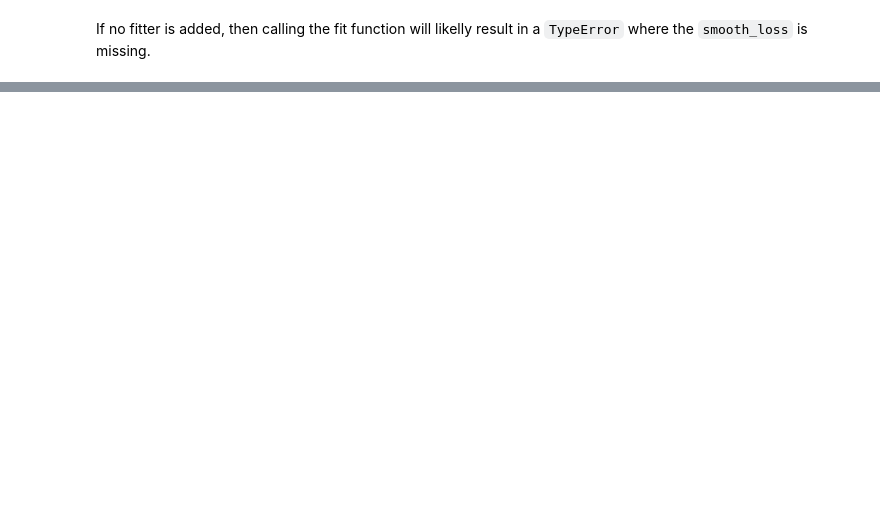
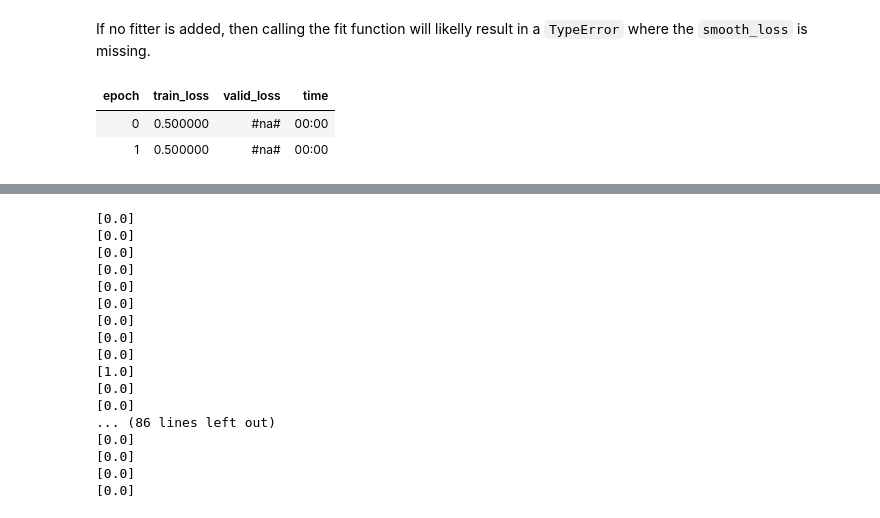
Before and after one commit to josiahls/fast-reinforcement-learning-2, a Jupyter notebook: nbs/05_data_block.ipynb, the cells around one changed output, grey strips where cells are left out. Saved outputs shown, nothing was run; the diff lists cells and outputs as text; code cells hidden in the pictures; blank space fills up the shorter version.

```diff
--- a/nbs/05_data_block.ipynb
+++ b/nbs/05_data_block.ipynb
@@ -307,13 +354,13 @@ def safe_fit(f):
         finally:
             cancel_event.set()
             for k,v in kwargs.items():
-                if k.__contains__('queue'):v.put(None)
+                if k.__contains__('queue') and v is not None:v.put(None)
             return None
     return wrap
 
 @safe_fit
 def grad_fitter(model:nn.Module,agent:BaseAgent,ds:ExperienceSourceDataset,grad_queue:mp.JoinableQueue,
-                loss_queue:mp.JoinableQueue,pause_event:mp.Event,cancel_event:mp.Event):
+                loss_queue:mp.JoinableQueue,pause_event:mp.Event,cancel_event:mp.Event,metric_queue:mp.JoinableQueue=None):
     "Updates a `train_queue` with `model.parameters()` and `loss_queue` with the loss. Note that this is only an example grad_fitter."
     while not cancel_event.is_set(): # We are expecting the  grad_fitter to loop unless cancel_event is set
         cancel_event.wait(0.1)
@@ -325,7 +372,7 @@ def grad_fitter(model:nn.Module,agent:BaseAgent,ds:ExperienceSourceDataset,grad_
 
 @safe_fit
 def data_fitter(model:nn.Module,agent:BaseAgent,ds:ExperienceSourceDataset,data_queue:mp.JoinableQueue,
-                pause_event:mp.Event,cancel_event:mp.Event):
+                pause_event:mp.Event,cancel_event:mp.Event,metric_queue:mp.JoinableQueue=None):
     _logger.warning('Using the `test_fitter` function. Make sure your `AgentLearner` has a `data_fitter` to actually run/train.')
     while not cancel_event.is_set(): # We are expecting the  grad_fitter to loop unless cancel_event is set
         cancel_event.wait(0.1)
@@ -344,7 +391,7 @@ def _soft_queue_get(q:mp.Queue,e:mp.Event):
 
 class AsyncGradExperienceSourceDataset(ExperienceSourceDataset):
     "Contains dataloaders of multiple sub-datasets and executes them using `n_processes`. `xb` is the gradients from the agents, `yb` is the loss."
-    def __init__(self,env_name:str,n_envs=1,ds_cls=ExperienceSourceDataset,max_episode_step=None,n_processes=1,*args,**kwargs):
+    def __init__(self,env_name:str,n_envs=1,ds_cls=ExperienceSourceDataset,max_episode_step=None,n_processes=1,queue_sz=None,*args,**kwargs):
         self.n_processes=n_processes
         self.n_envs=n_envs
         self.env_name=env_name
@@ -352,8 +399,10 @@ class AsyncGradExperienceSourceDataset(ExperienceSourceDataset):
         self.pause_event=mp.Event()                               # If the event is set, then the Process will freeze.
         self.cancel_event=mp.Event()                              # If the event is set, then the Process will freeze.
         self.max_episode_step=max_episode_step
-        self.grad_queue=mp.JoinableQueue(maxsize=self.n_processes)
-        self.loss_queue=mp.JoinableQueue(maxsize=self.n_processes)
+        self.queue_sz=ifnone(queue_sz,self.n_processes*n_envs)
+        self.grad_queue=mp.JoinableQueue(maxsize=self.queue_sz)
+        self.loss_queue=mp.JoinableQueue(maxsize=self.queue_sz)
+        self.metric_queue:mp.JoinableQueue=None
         self.data_proc_list=[]
         self.callback_fns=[AsyncGradExperienceSourceCallback]
         self._env=gym.make(self.env_name)
@@ -373,7 +422,7 @@ class AsyncGradExperienceSourceDataset(ExperienceSourceDataset):
 
 class AsyncDataExperienceSourceDataset(ExperienceSourceDataset):
     "Contains dataloaders of multiple sub-datasets and executes them using `n_processes`. `xb` is the gradients from the agents, `yb` is the loss."
-    def __init__(self,env_name:str,n_envs=1,ds_cls=ExperienceSourceDataset,max_episode_step=None,n_processes=1,*args,**kwargs):
+    def __init__(self,env_name:str,n_envs=1,ds_cls=ExperienceSourceDataset,max_episode_step=None,n_processes=1,queue_sz=None,**kwargs):
         self.n_processes=n_processes
         self.n_envs=n_envs
         self.ds_cls=ds_cls
@@ -381,7 +430,9 @@ class AsyncDataExperienceSourceDataset(ExperienceSourceDataset):
         self.pause_event=mp.Event()                               # If the event is set, then the Process will freeze.
         self.cancel_event=mp.Event()                              # If the event is set, then the Process will freeze.
         self.max_episode_step=max_episode_step
+        self.queue_sz=ifnone(queue_sz,self.n_processes*n_envs)
         self.data_queue=mp.JoinableQueue(maxsize=self.n_processes)
+        self.metric_queue:mp.JoinableQueue=None
         self.data_proc_list=[]
         self.callback_fns=[AsyncDataExperienceSourceCallback]
         self._env=gym.make(self.env_name)
@@ -500,12 +551,12 @@ for xb,yb in data.train_dl:
 class AsyncExperienceSourceDataBunch(ExperienceSourceDataBunch):
     @classmethod
     def from_env(cls,env:str,n_envs=1,data_exp=True,firstlast=False,display=False,max_steps=None,skip_step=1,path:PathOrStr='.',add_valid=True,
-                 cols=1,rows=1,max_w=800,n_processes=1):
+                 cols=1,rows=1,max_w=800,n_processes=1,queue_sz=None):
         def create_ds(make_empty=False):
             _sub_ds_cls=FirstLastExperienceSourceDataset if firstlast else ExperienceSourceDataset
             _sub_ds_cls=partial(_sub_ds_cls,env=env,n_envs=1,max_episode_step=0 if make_empty else max_steps,steps=skip_step)
             _ds_cls=AsyncDataExperienceSourceDataset if data_exp else AsyncGradExperienceSourceDataset
-            _ds=_ds_cls(env,max_episode_step=0 if make_empty else max_steps,steps=skip_step,ds_cls=_sub_ds_cls,n_processes=n_processes)
+            _ds=_ds_cls(env,max_episode_step=0 if make_empty else max_steps,steps=skip_step,ds_cls=_sub_ds_cls,n_processes=n_processes,queue_sz=queue_sz)
             if display:_ds=DatasetDisplayWrapper(_ds,cols=cols,rows=rows,max_w=max_w)
             return _ds
 
@@ -515,18 +566,19 @@ class AsyncExperienceSourceDataBunch(ExperienceSourceDataBunch):
 # export
 @safe_fit
 def dqn_fitter(model:nn.Module,agent:BaseAgent,ds:ExperienceSourceDataset,data_queue:mp.JoinableQueue,
-                pause_event:mp.Event,cancel_event:mp.Event):
+               pause_event:mp.Event,cancel_event:mp.Event,metric_queue:mp.JoinableQueue=None):
     dataset=ds()
     while not cancel_event.is_set():
         for xb,yb in dataset:
             data_queue.put(yb)
             if pause_event.is_set():cancel_event.wait(0.1)
             if cancel_event.is_set():break
+        if metric_queue is not None:metric_queue.put(TotalRewards(np.mean(dataset.pop_total_r())))
         if cancel_event.is_set():break
 
 @safe_fit
 def dqn_grad_fitter(model:nn.Module,agent:BaseAgent,ds:ExperienceSourceDataset,grad_queue:mp.JoinableQueue,loss_queue:mp.JoinableQueue,
-                    pause_event:mp.Event,cancel_event:mp.Event):
+                    pause_event:mp.Event,cancel_event:mp.Event,metric_queue:mp.JoinableQueue=None):
     dataset=ds()
     while not cancel_event.is_set():
         for xb,yb in dataset:
@@ -535,11 +587,12 @@ def dqn_grad_fitter(model:nn.Module,agent:BaseAgent,ds:ExperienceSourceDataset,g
             loss_queue.put(0.5)
             if pause_event.is_set():cancel_event.wait(0.1)
             if cancel_event.is_set():break
+        if metric_queue is not None:metric_queue.put(TotalRewards(np.mean(dataset.pop_total_r())))
         if cancel_event.is_set():break
 
 @safe_fit
 def buggy_dqn_fitter(model:nn.Module,agent:BaseAgent,ds:ExperienceSourceDataset,data_queue:mp.JoinableQueue,
-                pause_event:mp.Event,cancel_event:mp.Event):
+                pause_event:mp.Event,cancel_event:mp.Event,metric_queue:mp.JoinableQueue=None):
     dataset=ds()
     while not cancel_event.is_set():
         for xb,yb in dataset:
@@ -553,2 +607,19 @@ from fastrl.basic_train import *
 # %% [markdown]
 If no fitter is added, then calling the fit function will likelly result in a `TypeError` where the `smooth_loss` is missing.
+# %%
+class FakeRunCallback2(LearnerCallback):
+    def on_backward_begin(self,*args,**kwargs): return {'skip_bwd':True,'skip_validate':True}
+#     def on_batch_begin(self,last_target,**kwargs):
+#         print([o['d'] for o in last_target])
+#         sys.stdout.flush()
+# %%
+data=AsyncExperienceSourceDataBunch.from_env('CartPole-v1',data_exp=True,display=False,max_steps=50,firstlast=False,add_valid=False,n_processes=1,n_envs=1)
+model=nn.Sequential(nn.Linear(4,5),nn.ReLU(),nn.Linear(5,2))
+agent=DQNAgent(model=model)
+learn=AgentLearner(data,model,agent=agent,callback_fns=[FakeRunCallback2],loss_func=fake_loss)
+setattr(learn,'fitter',dqn_fitter)
+learn.fit(2,lr=0.01,wd=1)
+# %% [output]
+| epoch | train_loss | valid_loss | time |
+| 0 | 0.500000 | #na# | 00:00 |
+| 1 | 0.500000 | #na# | 00:00 |
@@ -555,3 +628,20 @@ If no fitter is added, then calling the fit function will likelly result in a `T
+[0.0]
+[0.0]
+[0.0]
+[0.0]
+[0.0]
+[0.0]
+[0.0]
+[0.0]
+[0.0]
+[1.0]
+[0.0]
+[0.0]
+... (86 lines left out)
+[0.0]
+[0.0]
+[0.0]
+[0.0]
 # %%
 data=AsyncExperienceSourceDataBunch.from_env('CartPole-v1',data_exp=True,display=False,max_steps=50,firstlast=True,add_valid=False,n_processes=1,n_envs=1)
 model=nn.Sequential(nn.Linear(4,5),nn.ReLU(),nn.Linear(5,2))
```
Also changed, not shown: parts of 18 cells of this notebook, 12 other files.
